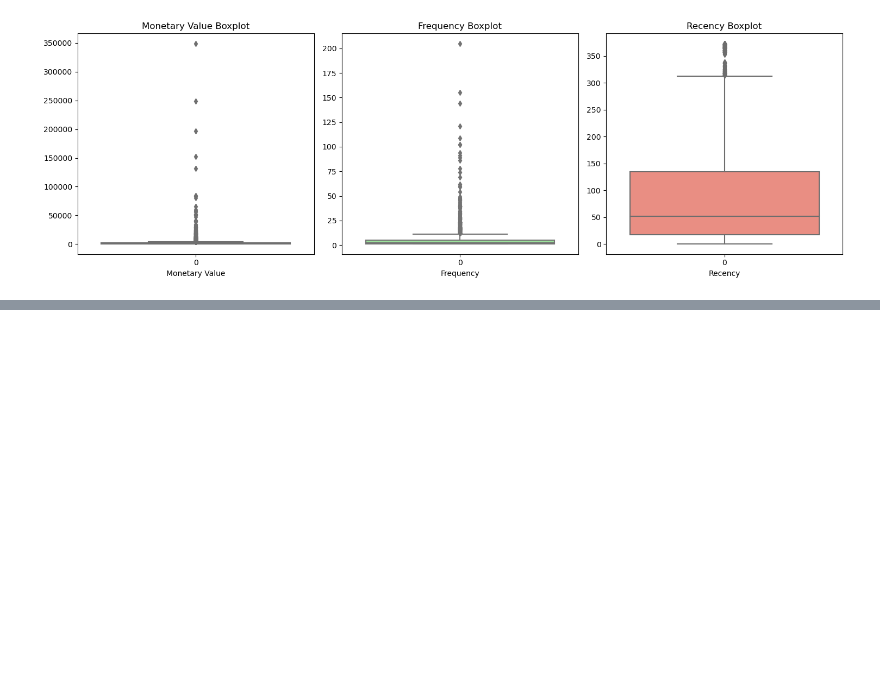
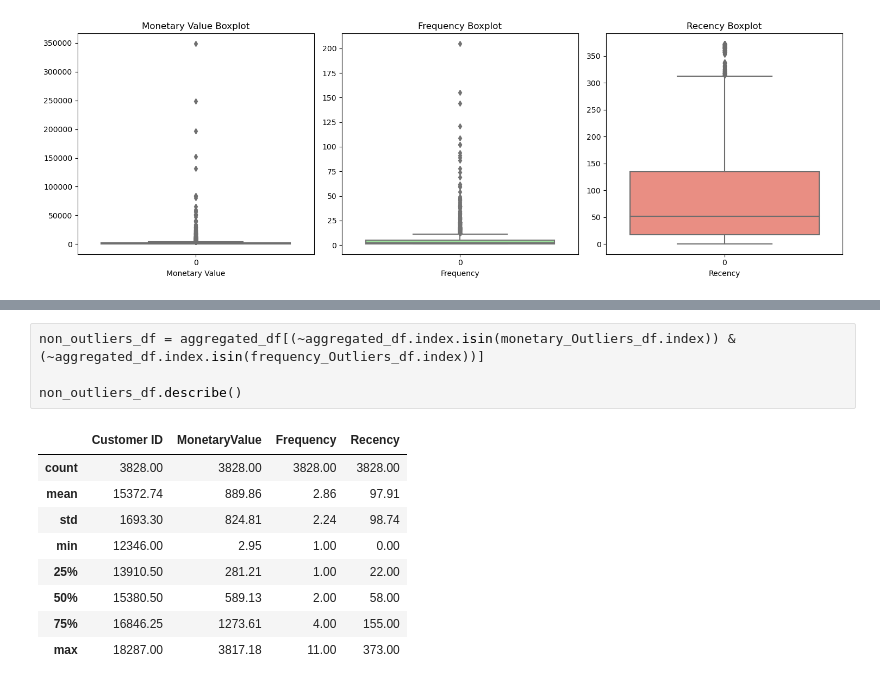
Before and after one commit to Vivek-Nandal/online-retail-ii, a Jupyter notebook: online_retail_data_clustering.ipynb, the cells around one changed output, grey strips where cells are left out. Drawn from its saved outputs; the diff is of its cells as text; blank space fills up the shorter version.

```diff
--- a/online_retail_data_clustering.ipynb
+++ b/online_retail_data_clustering.ipynb
@@ -375,0 +412,14 @@ plt.show()
+# %%
+non_outliers_df = aggregated_df[(~aggregated_df.index.isin(monetary_Outliers_df.index)) & (~aggregated_df.index.isin(frequency_Outliers_df.index))]
+
+non_outliers_df.describe()
+# %% [output]
+|  | Customer ID | MonetaryValue | Frequency | Recency |
+| count | 3828.00 | 3828.00 | 3828.00 | 3828.00 |
+| mean | 15372.74 | 889.86 | 2.86 | 97.91 |
+| std | 1693.30 | 824.81 | 2.24 | 98.74 |
+| min | 12346.00 | 2.95 | 1.00 | 0.00 |
+| 25% | 13910.50 | 281.21 | 1.00 | 22.00 |
+| 50% | 15380.50 | 589.13 | 2.00 | 58.00 |
+| 75% | 16846.25 | 1273.61 | 4.00 | 155.00 |
+| max | 18287.00 | 3817.18 | 11.00 | 373.00 |
```
Also changed, not shown: parts of 3 cells of this notebook.
